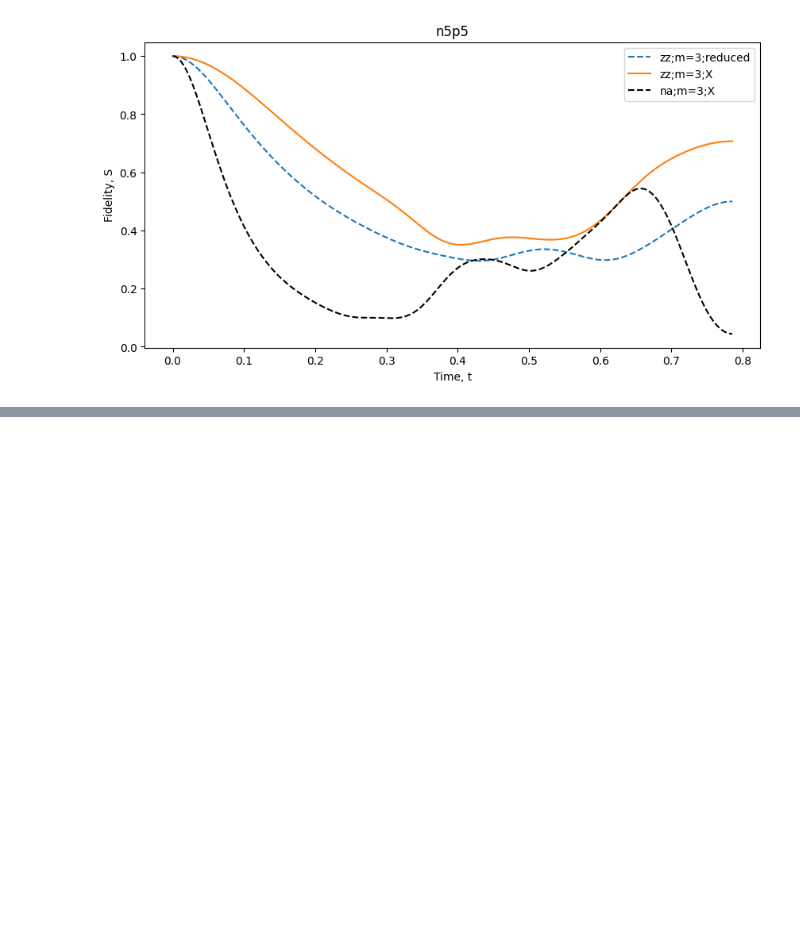
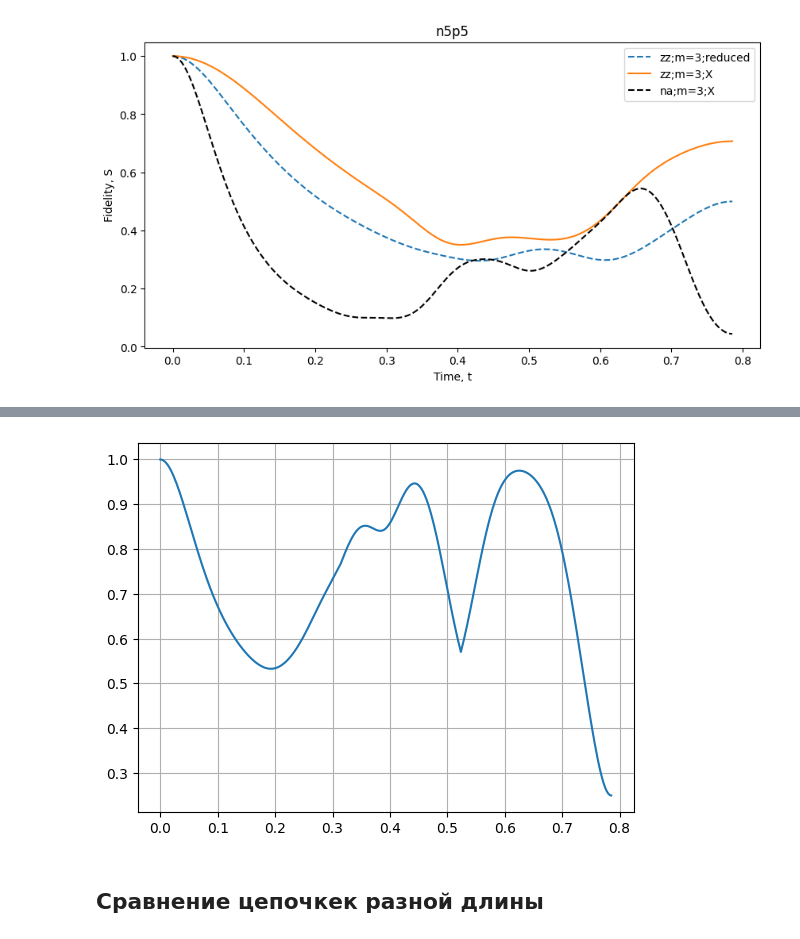
Before and after one commit to kephircheek/research-emqwuqoc, a Jupyter notebook: notebooks/Tim's way.ipynb, the cells around one changed output, grey strips where cells are left out. Saved outputs shown, nothing was run; the diff lists cells and outputs as text; code cells hidden in the pictures; blank space fills up the shorter version.

Commit message:
Добавляет обзор цепочек разной длины

```diff
--- a/notebooks/Tim's way.ipynb
+++ b/notebooks/Tim's way.ipynb
@@ -155,0 +228,8 @@ ax.legend()
+# %%
+_, ax = plt.subplots(1, 1)
+ax.plot(tspan, f_state_reduced_fid)
+ax.grid()
+# %% [output]
+[figure, added]
+# %% [markdown]
+## Сравнение цепочкек разной длины
```
Also changed, not shown: parts of 38 cells of this notebook.
